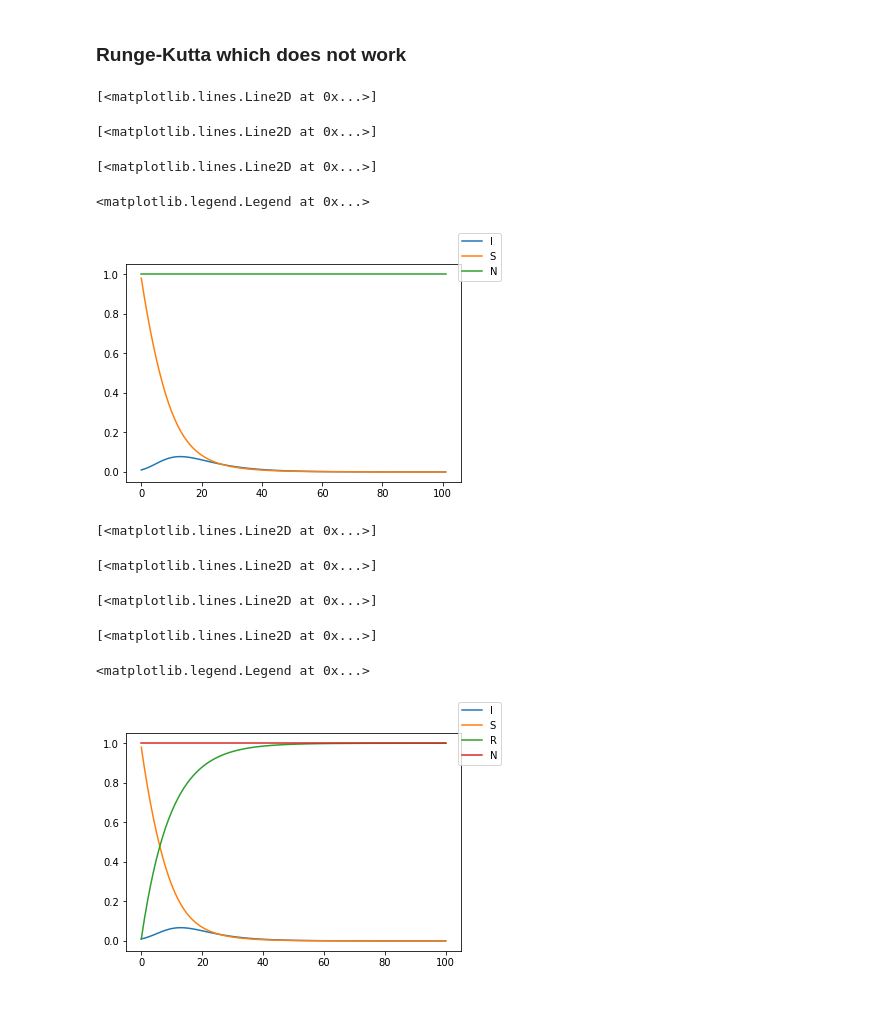
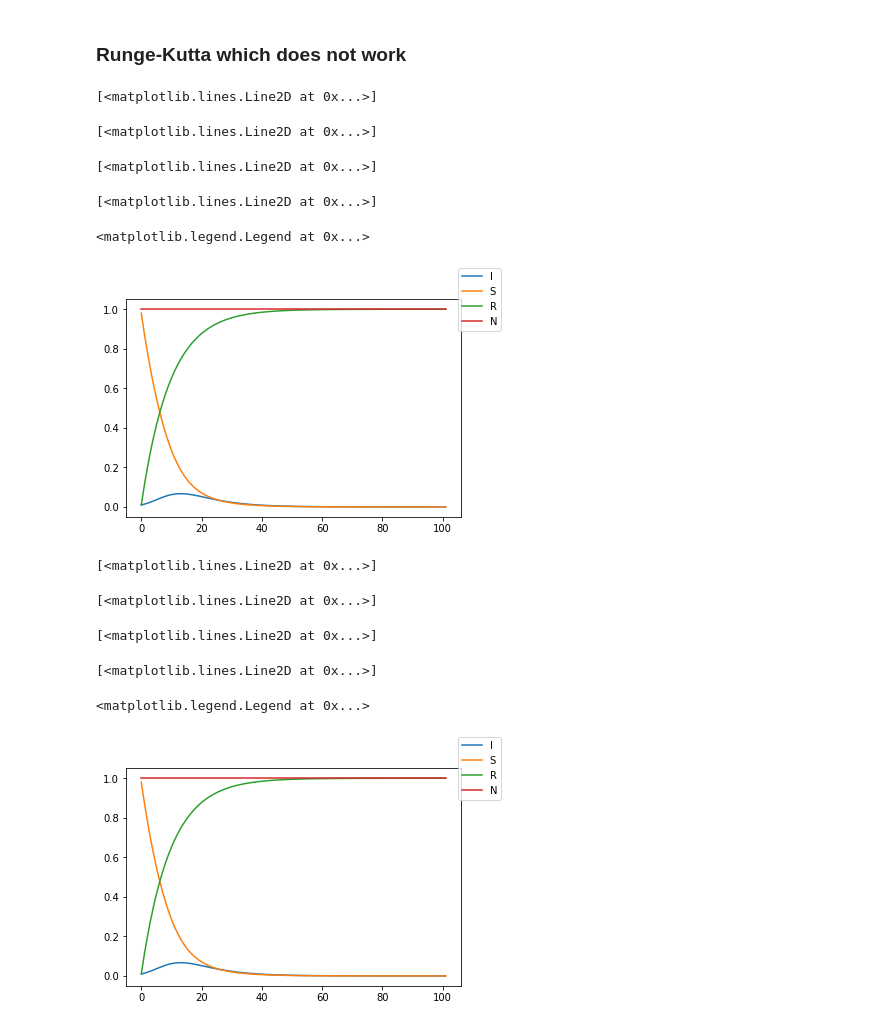
Before and after one commit to AndrissP/Disease-spreadding, a Jupyter notebook: SIR_model.ipynb, the cells around one changed output. Cells and saved outputs as stored; diff of their text form; code cells hidden in the pictures.

```diff
--- a/SIR_model.ipynb
+++ b/SIR_model.ipynb
@@ -89,25 +89,27 @@ for i in range(NrIter):
 # %%
 fig, ax=plt.subplots()
 ax.plot(time,Var[1],label='I')
 ax.plot(time,Var[0],label='S')
+ax.plot(time,Var[2],label='R')
 ax.plot(time,Var[2]+Var[1]+Var[0],label='N')
 fig.legend()
 #plt.plot(I)
 # %% [output]
 [<matplotlib.lines.Line2D at 0x...>]
 [<matplotlib.lines.Line2D at 0x...>]
 [<matplotlib.lines.Line2D at 0x...>]
-<matplotlib.legend.Legend at 0x...>
+[<matplotlib.lines.Line2D at 0x...>]
+<matplotlib.legend.Legend at 0x...>
-[figure, old version]
+[figure, new version]
 # %%
 for i in range(NrIter):
     Euler(i)
 
 fig, ax=plt.subplots()
-ax.plot(time,I,label='I')
-ax.plot(time,S,label='S')
-ax.plot(time,R,label='R')
-ax.plot(time,I+S+R,label='N')
+ax.plot(time,Var[1],label='I')
+ax.plot(time,Var[0],label='S')
+ax.plot(time,Var[2],label='R')
+ax.plot(time,Var[2]+Var[1]+Var[0],label='N')
 fig.legend()
 # %% [output]
 [<matplotlib.lines.Line2D at 0x...>]
@@ -115,4 +117,4 @@ fig.legend()
 [<matplotlib.lines.Line2D at 0x...>]
 [<matplotlib.lines.Line2D at 0x...>]
 <matplotlib.legend.Legend at 0x...>
-[figure, old version]
+[figure, new version]
```
Also changed, not shown: parts of 6 cells of this notebook, 3 other files.
